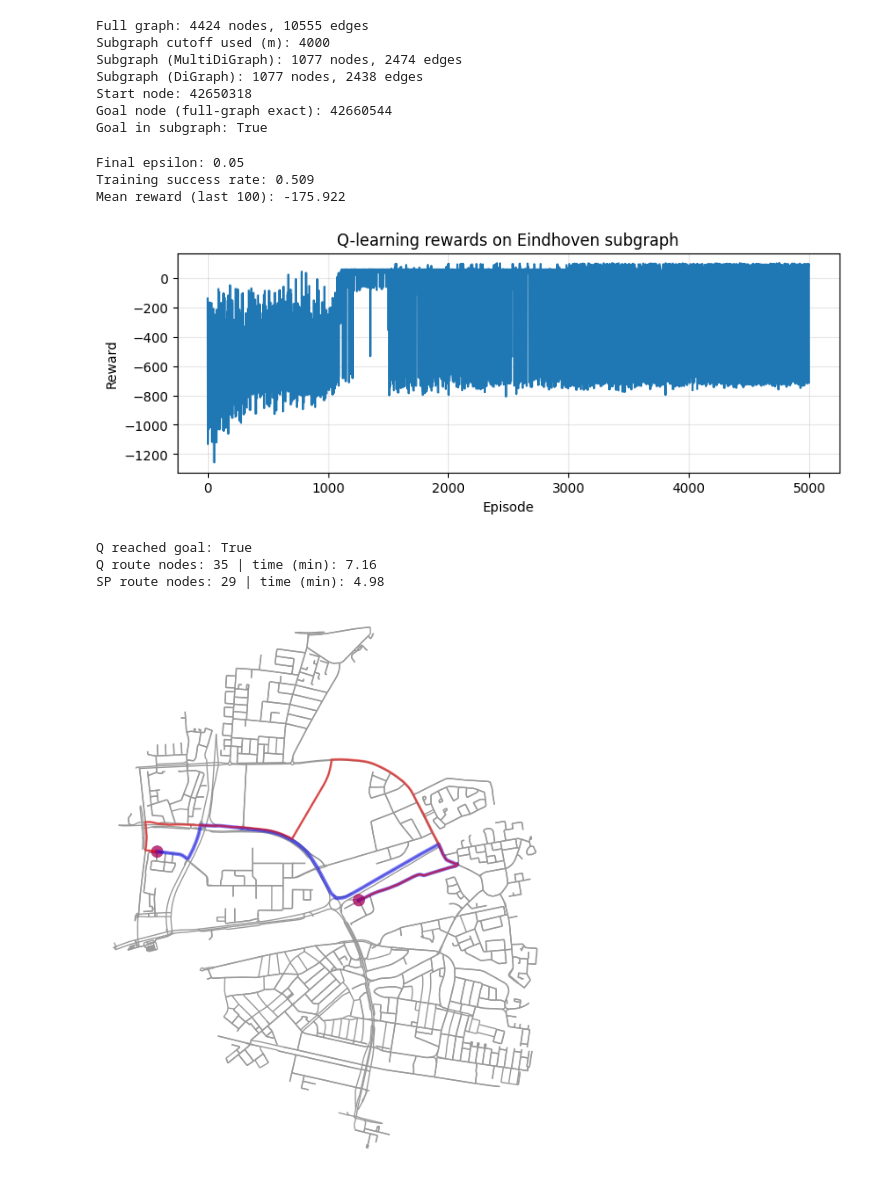
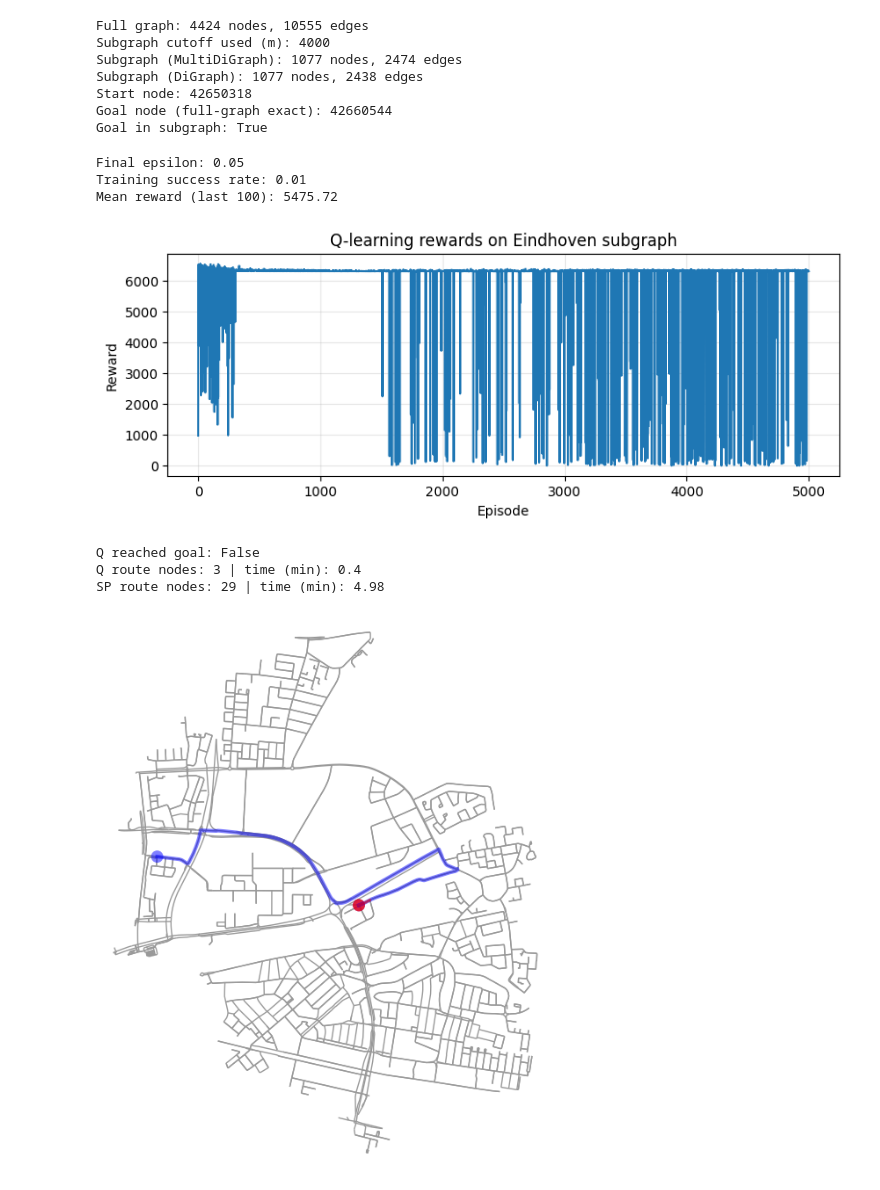
Before and after one commit to jarimbafrancisco-arch/Traffic-Simulator, a Jupyter notebook: route_optimiser.ipynb, the cells around one changed output. Drawn from its saved outputs; the diff is of its cells as text; code cells hidden in the pictures.

Commit message:
Final version of Route Optimizer

```diff
--- a/route_optimiser.ipynb
+++ b/route_optimiser.ipynb
@@ -374,18 +373,12 @@ class RoadQLearningEnv:
         actions = self.out_actions[node]
 
         if action_idx < 0 or action_idx >= len(actions):
-            return self.node_to_idx[node], -10.0, False
+            return self.node_to_idx[node], -0.0, False
 
         next_node, travel_time = actions[action_idx]
-        reward = -(travel_time / 10.0)
         done = next_node == self.goal
-
-        if done:
-            reward += 100.0
-
-        self.state = next_node
-        return self.node_to_idx[next_node], reward, done
-
+        self.state=next_node
+        return self.node_to_idx[next_node], float(travel_time), done
 
 def epsilon_greedy(q_table, state_idx, valid_actions, epsilon):
     if random.random() < epsilon:
@@ -427,7 +420,7 @@ for ep in range(EPISODES_SUB):
             break
 
         action = epsilon_greedy(q_table_sub, state, valid, EPSILON_SUB)
-        next_state, reward, done = env_sub.step(action)
+        next_state, travel_time, done = env_sub.step(action)
 
         next_valid = env_sub.valid_actions(next_state)
         best_next_q = np.max(q_table_sub[next_state, next_valid]) if (not done and next_valid) else 0.0
@@ -437,36 +430,36 @@ for ep in range(EPISODES_SUB):
 
         state = next_state
         total_reward += reward
 
         current_node = env_sub.idx_to_node[state]
         if current_node in visited:
             total_reward -= 2.0
         visited.add(current_node)
 
         if done:
             reached = True
             break
 
     EPSILON_SUB = max(EPS_MIN_SUB, EPSILON_SUB * EPS_DECAY_SUB)
     episode_rewards_sub.append(total_reward)
     success_count_sub += int(reached)
 
 print("Final epsilon:", round(EPSILON_SUB, 4))
 print("Training success rate:", round(success_count_sub / EPISODES_SUB, 3))
 print("Mean reward (last 100):", round(float(np.mean(episode_rewards_sub[-100:])), 3))
 
 plt.figure(figsize=(9, 3))
 plt.plot(episode_rewards_sub)
 plt.title("Q-learning rewards on Eindhoven subgraph")
 plt.xlabel("Episode")
 plt.ylabel("Reward")
 plt.grid(True, alpha=0.3)
 plt.show()
 # %% [output]
 Final epsilon: 0.05
-Training success rate: 0.509
-Mean reward (last 100): -175.922
+Training success rate: 0.01
+Mean reward (last 100): 5475.72
-[figure, old version]
+[figure, new version]
 # %%
 def route_total_digraph(graph, route, weight):
     total = 0.0
@@ -527,7 +520,7 @@ fig, ax = ox.plot_graph_routes(
     bgcolor="white"
 )
 # %% [output]
-Q reached goal: True
-Q route nodes: 35 | time (min): 7.16
+Q reached goal: False
+Q route nodes: 3 | time (min): 0.4
 SP route nodes: 29 | time (min): 4.98
-[figure, old version]
+[figure, new version]
```
Also changed, not shown: parts of 1 cell of this notebook.
